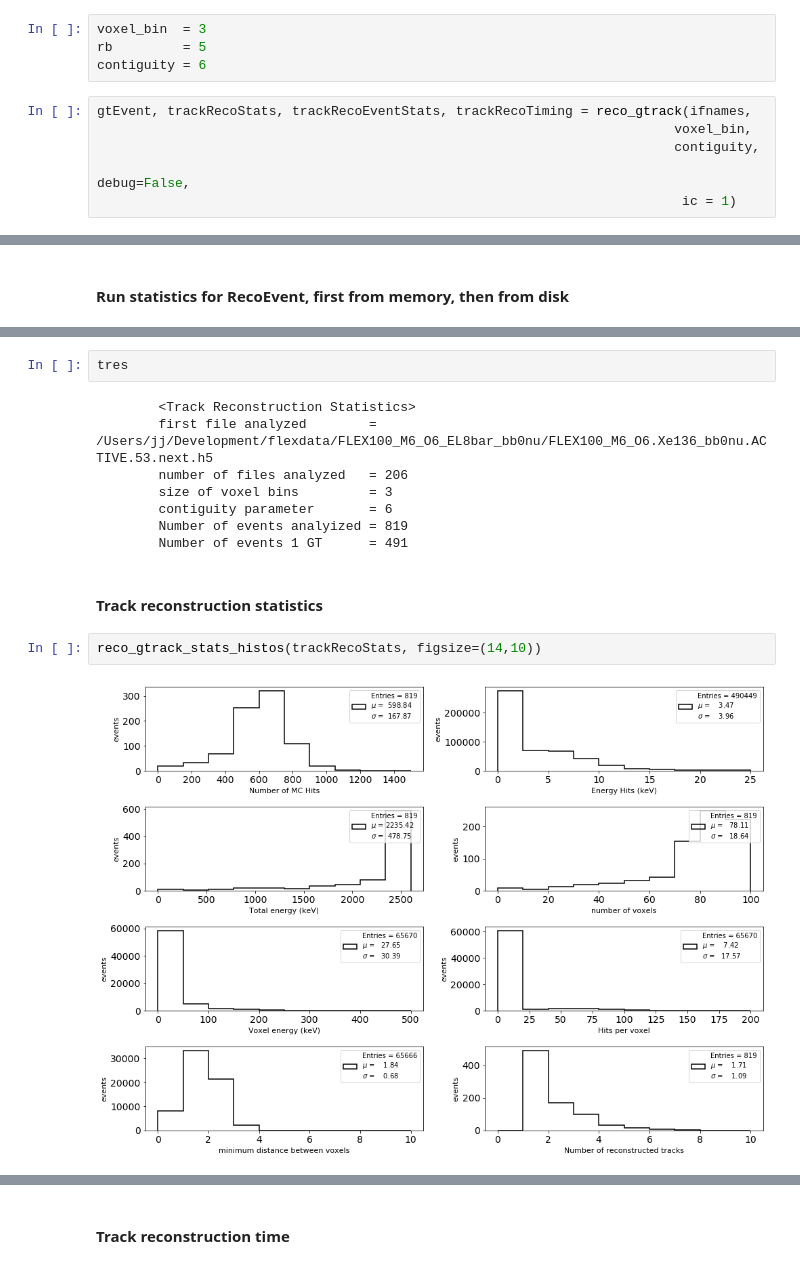
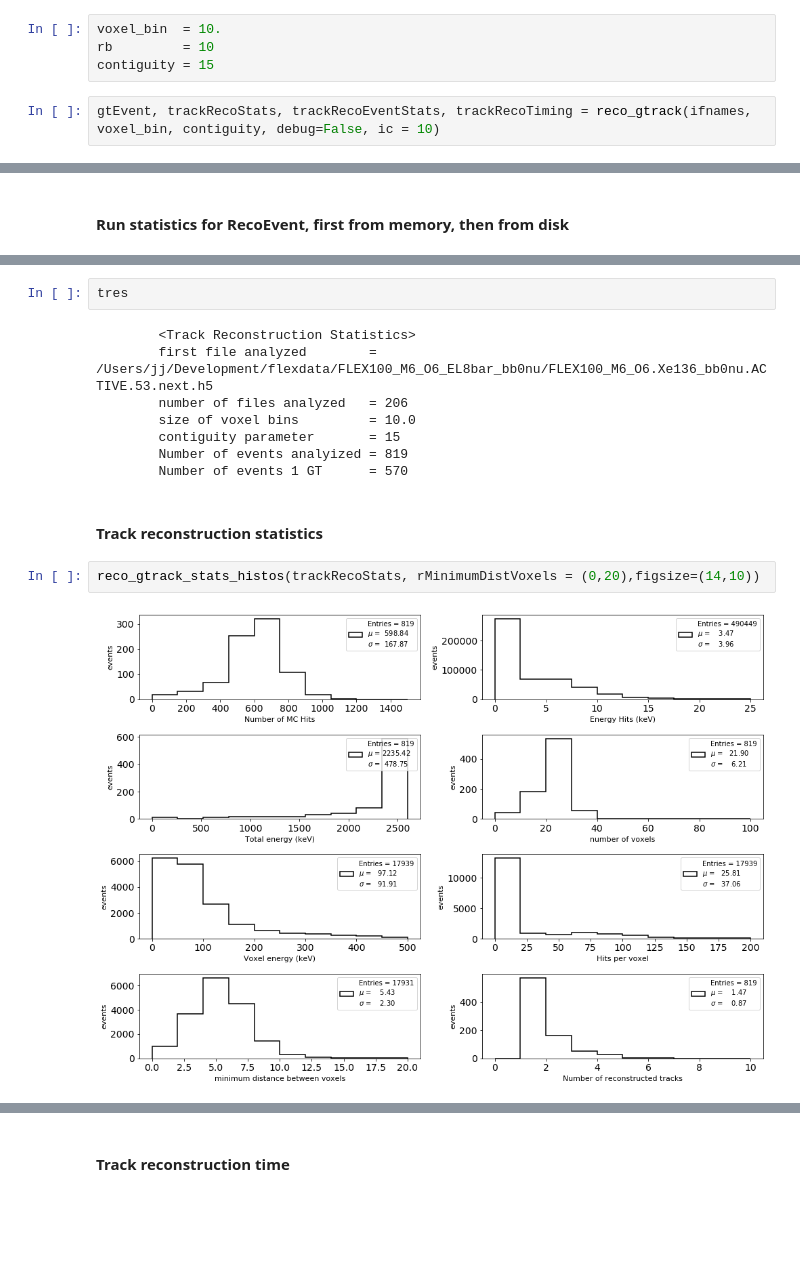
Before and after one commit to jjgomezcadenas/NextFlex, a Jupyter notebook: NB/bb0nu_rath.ipynb, the cells around one changed output, grey strips where cells are left out. Saved outputs shown, nothing was run; the diff lists cells and outputs as text; blank space fills up the shorter version.

```diff
--- a/NB/bb0nu_rath.ipynb
+++ b/NB/bb0nu_rath.ipynb
@@ -169,13 +175,9 @@ found 206 files
 # %% [markdown]
 ### Run with large voxels
 # %%
-voxel_bin  = 3
-rb         = 5
-contiguity = 6
+voxel_bin  = 10.
+rb         = 10
+contiguity = 15
 # %%
-gtEvent, trackRecoStats, trackRecoEventStats, trackRecoTiming = reco_gtrack(ifnames,
-                                                                          voxel_bin,
-                                                                          contiguity,
-                                                                          debug=False,
-                                                                           ic = 1)
+gtEvent, trackRecoStats, trackRecoEventStats, trackRecoTiming = reco_gtrack(ifnames, voxel_bin, contiguity, debug=False, ic = 10)
 # %% [output]
@@ -245,14 +255,14 @@ tres
         <Track Reconstruction Statistics>
         first file analyzed        = /Users/jj/Development/flexdata/FLEX100_M6_O6_EL8bar_bb0nu/FLEX100_M6_O6.Xe136_bb0nu.ACTIVE.53.next.h5
         number of files analyzed   = 206
-        size of voxel bins         = 3
-        contiguity parameter       = 6
+        size of voxel bins         = 10.0
+        contiguity parameter       = 15
         Number of events analyized = 819
-        Number of events 1 GT      = 491
+        Number of events 1 GT      = 570
 # %% [markdown]
 #### Track reconstruction statistics
 # %%
-reco_gtrack_stats_histos(trackRecoStats, figsize=(14,10))
+reco_gtrack_stats_histos(trackRecoStats, rMinimumDistVoxels = (0,20),figsize=(14,10))
 # %% [output]
-[figure, old version]
+[figure, new version]
 # %%
```
Also changed, not shown: parts of 29 cells of this notebook, 9 other files.
